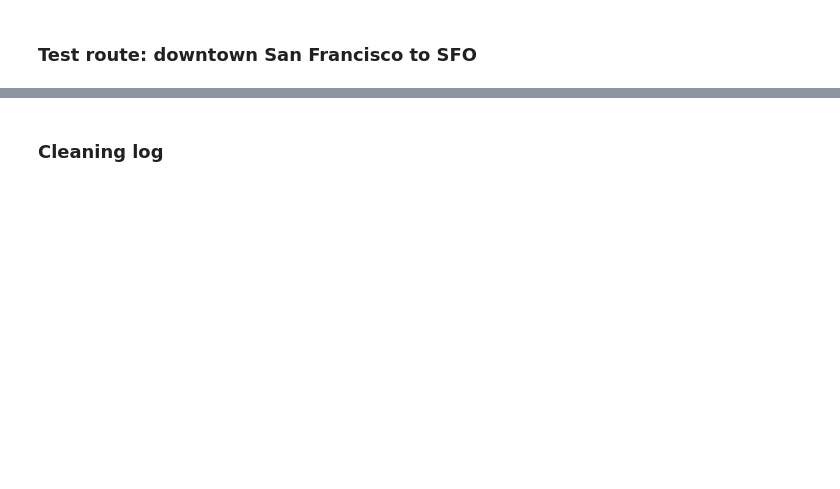
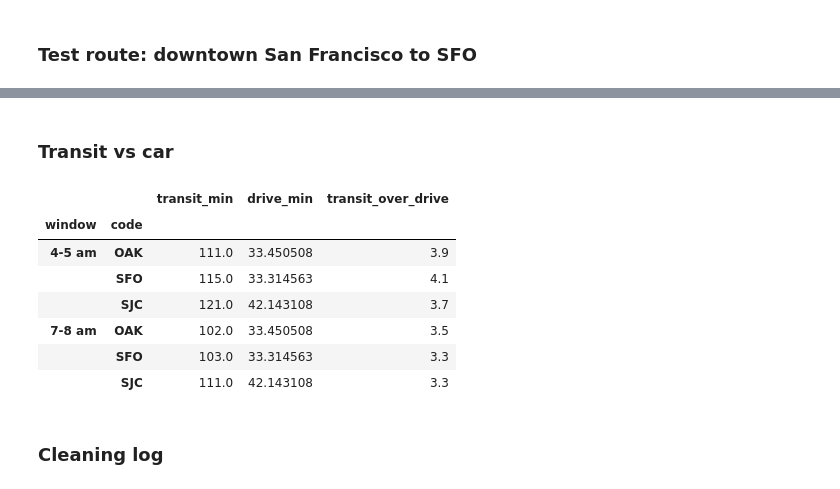
Before and after one commit to aditchintamaneni/AirportTransitFeasibility, a Jupyter notebook: data_processing.ipynb, the cells around one changed output, grey strips where cells are left out. Drawn from its saved outputs; the diff is of its cells as text; code cells hidden in the pictures; blank space fills up the shorter version.

```diff
--- a/data_processing.ipynb
+++ b/data_processing.ipynb
@@ -74,3 +170,20 @@ route distance: 20.9 km
+# %% [markdown]
+### Transit vs car
+# %%
+compare = trips.merge(drive, on=["GEOID", "code"])
+# how many times longer transit takes than driving
+compare["transit_over_drive"] = (compare["transit_min"] / compare["drive_min"]).round(1)
+compare.to_csv("data/processed/transit_vs_drive.csv", index=False)
+compare.groupby(["window", "code"])[["transit_min", "drive_min", "transit_over_drive"]].median()
+# %% [output]
+|  |  | transit_min | drive_min | transit_over_drive |
+| window | code |  |  |  |
+| 4-5 am | OAK | 111.0 | 33.450508 | 3.9 |
+|  | SFO | 115.0 | 33.314563 | 4.1 |
+|  | SJC | 121.0 | 42.143108 | 3.7 |
+| 7-8 am | OAK | 102.0 | 33.450508 | 3.5 |
+|  | SFO | 103.0 | 33.314563 | 3.3 |
+|  | SJC | 111.0 | 42.143108 | 3.3 |
 # %% [markdown]
 ### Cleaning log
 # %%
```
Also changed, not shown: parts of 24 cells of this notebook, 11 other files.
